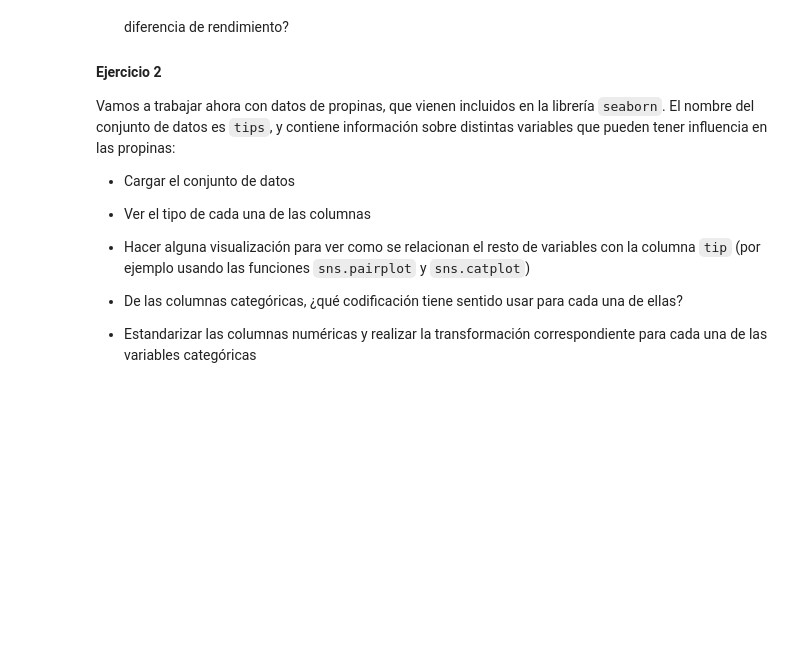
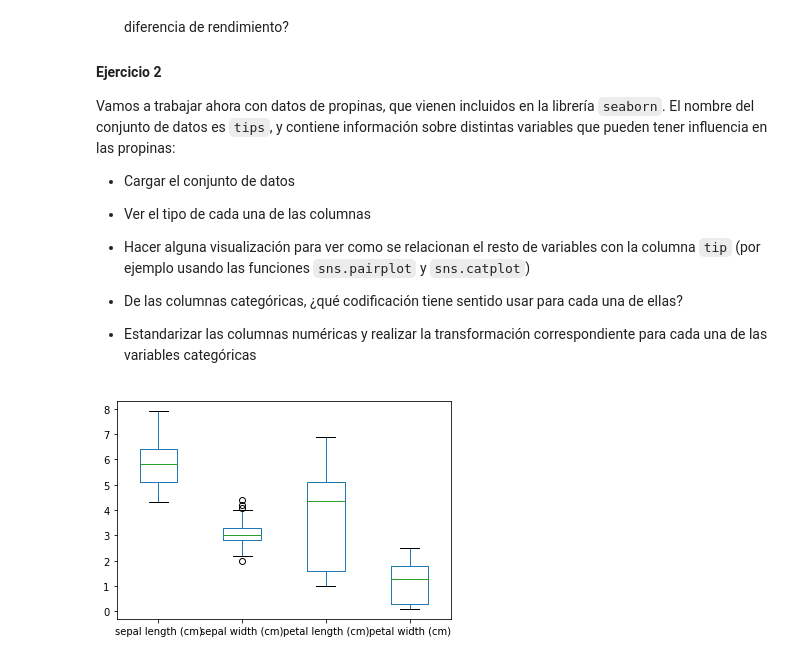
Before and after one commit to albertotb/curso-ml-python, a Jupyter notebook: notebook/sklearn/02-preprocessing.ipynb, the cells around one changed output. Saved outputs shown, nothing was run; the diff lists cells and outputs as text; code cells hidden in the pictures; blank space fills up the shorter version.

```diff
--- a/notebook/sklearn/02-preprocessing.ipynb
+++ b/notebook/sklearn/02-preprocessing.ipynb
@@ -270,3 +328,10 @@ Vamos a trabajar ahora con datos de propinas, que vienen incluidos en la librer
    * De las columnas categóricas, ¿qué codificación tiene sentido usar para cada una de ellas?
 
    * Estandarizar las columnas numéricas y realizar la transformación correspondiente para cada una de las variables categóricas
+# %%
+from sklearn.datasets import load_iris
+
+iris = load_iris(as_frame=True)
+iris.data.plot(kind='box');
+# %% [output]
+[figure, added]
```
Also changed, not shown: parts of 19 cells of this notebook, 6 other files.
